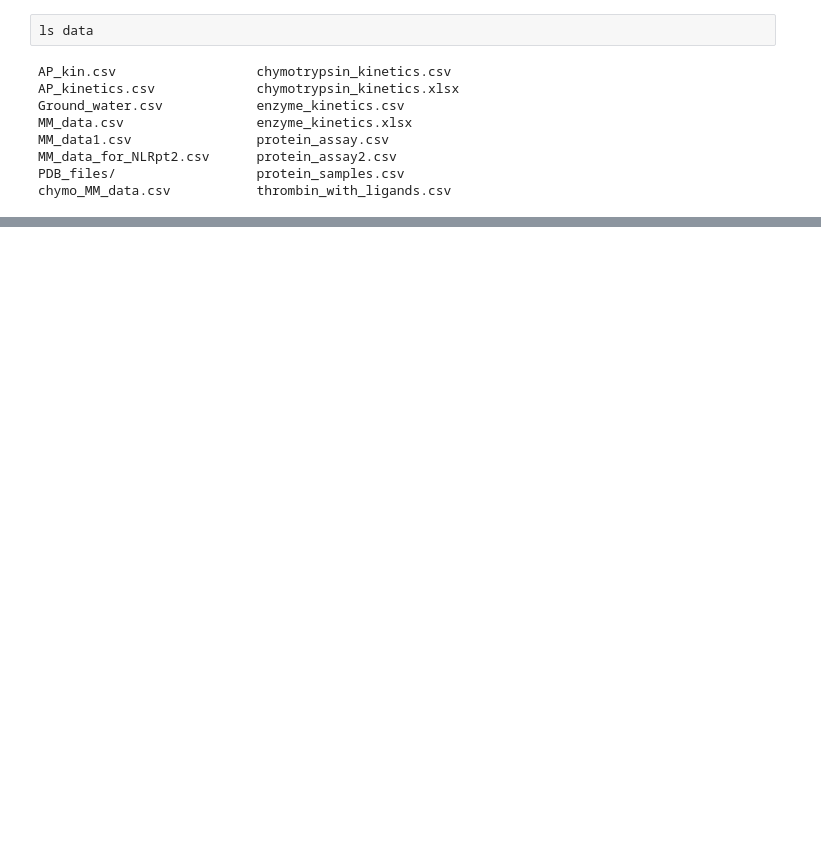
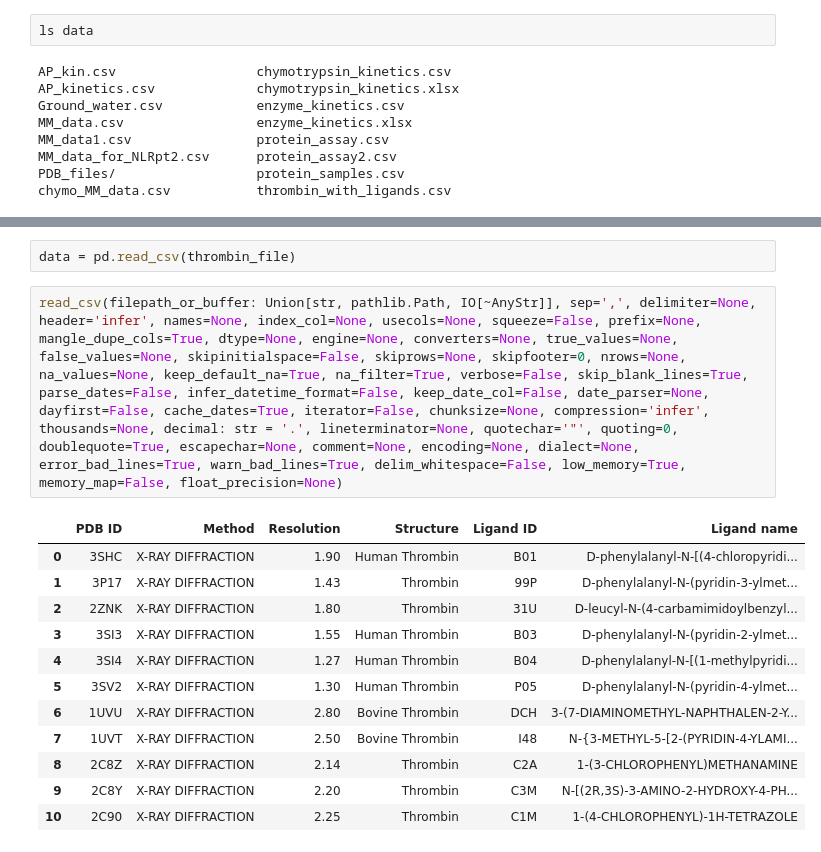
Before and after one commit to oliviaharman/PythonPractice, a Jupyter notebook: MoIssI Workshop.ipynb, the cells around one changed output, grey strips where cells are left out. Cells and saved outputs as stored; diff of their text form; blank space fills up the shorter version.

```diff
--- a/MoIssI Workshop.ipynb
+++ b/MoIssI Workshop.ipynb
@@ -666,0 +334,18 @@ chymo_MM_data.csv           thrombin_with_ligands.csv
+# %%
+data = pd.read_csv(thrombin_file)
+# %%
+read_csv(filepath_or_buffer: Union[str, pathlib.Path, IO[~AnyStr]], sep=',', delimiter=None,
+header='infer', names=None, index_col=None, usecols=None, squeeze=False, prefix=None, mangle_dupe_cols=True, dtype=None, engine=None, converters=None, true_values=None, false_values=None, skipinitialspace=False, skiprows=None, skipfooter=0, nrows=None, na_values=None, keep_default_na=True, na_filter=True, verbose=False, skip_blank_lines=True, parse_dates=False, infer_datetime_format=False, keep_date_col=False, date_parser=None, dayfirst=False, cache_dates=True, iterator=False, chunksize=None, compression='infer', thousands=None, decimal: str = '.', lineterminator=None, quotechar='"', quoting=0, doublequote=True, escapechar=None, comment=None, encoding=None, dialect=None, error_bad_lines=True, warn_bad_lines=True, delim_whitespace=False, low_memory=True, memory_map=False, float_precision=None)
+# %% [output]
+|  | PDB ID | Method | Resolution | Structure | Ligand ID | Ligand name |
+| 0 | 3SHC | X-RAY DIFFRACTION | 1.90 | Human Thrombin | B01 | D-phenylalanyl-N-[(4-chloropyridi... |
+| 1 | 3P17 | X-RAY DIFFRACTION | 1.43 | Thrombin | 99P | D-phenylalanyl-N-(pyridin-3-ylmet... |
+| 2 | 2ZNK | X-RAY DIFFRACTION | 1.80 | Thrombin | 31U | D-leucyl-N-(4-carbamimidoylbenzyl... |
+| 3 | 3SI3 | X-RAY DIFFRACTION | 1.55 | Human Thrombin | B03 | D-phenylalanyl-N-(pyridin-2-ylmet... |
+| 4 | 3SI4 | X-RAY DIFFRACTION | 1.27 | Human Thrombin | B04 | D-phenylalanyl-N-[(1-methylpyridi... |
+| 5 | 3SV2 | X-RAY DIFFRACTION | 1.30 | Human Thrombin | P05 | D-phenylalanyl-N-(pyridin-4-ylmet... |
+| 6 | 1UVU | X-RAY DIFFRACTION | 2.80 | Bovine Thrombin | DCH | 3-(7-DIAMINOMETHYL-NAPHTHALEN-2-Y... |
+| 7 | 1UVT | X-RAY DIFFRACTION | 2.50 | Bovine Thrombin | I48 | N-{3-METHYL-5-[2-(PYRIDIN-4-YLAMI... |
+| 8 | 2C8Z | X-RAY DIFFRACTION | 2.14 | Thrombin | C2A | 1-(3-CHLOROPHENYL)METHANAMINE |
+| 9 | 2C8Y | X-RAY DIFFRACTION | 2.20 | Thrombin | C3M | N-[(2R,3S)-3-AMINO-2-HYDROXY-4-PH... |
+| 10 | 2C90 | X-RAY DIFFRACTION | 2.25 | Thrombin | C1M | 1-(4-CHLOROPHENYL)-1H-TETRAZOLE |
```
Also changed, not shown: parts of 64 cells of this notebook.
